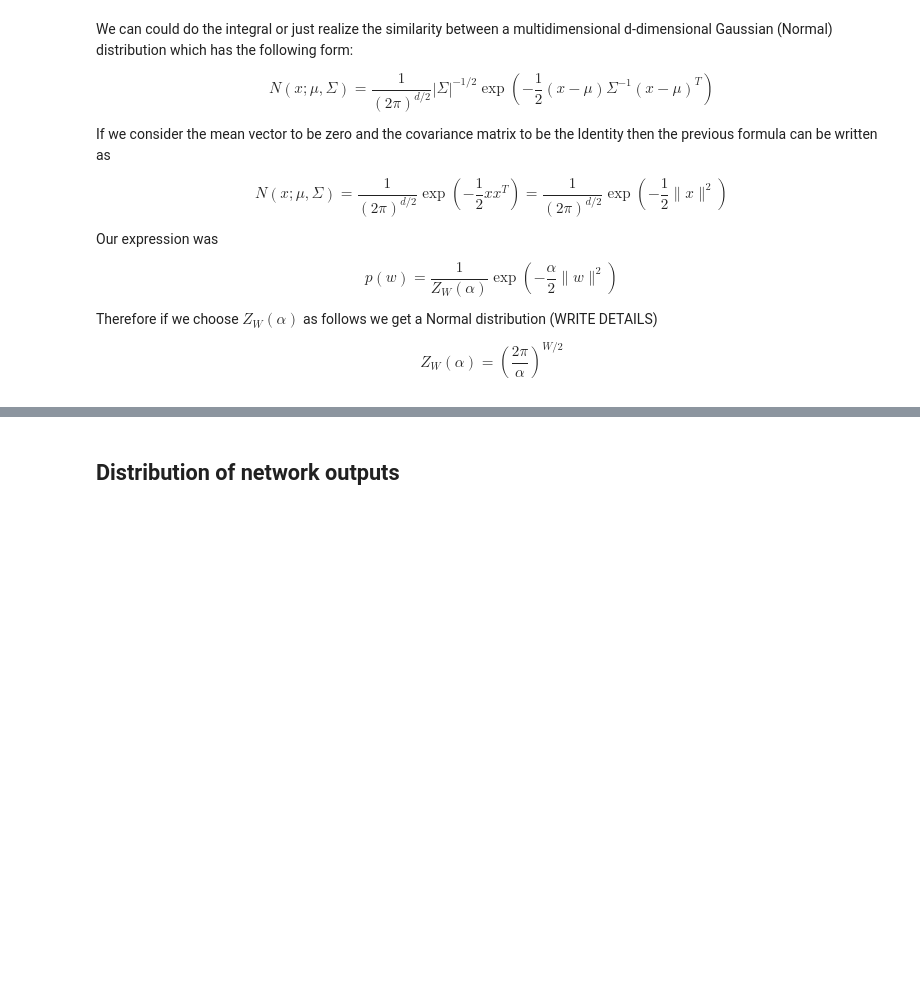
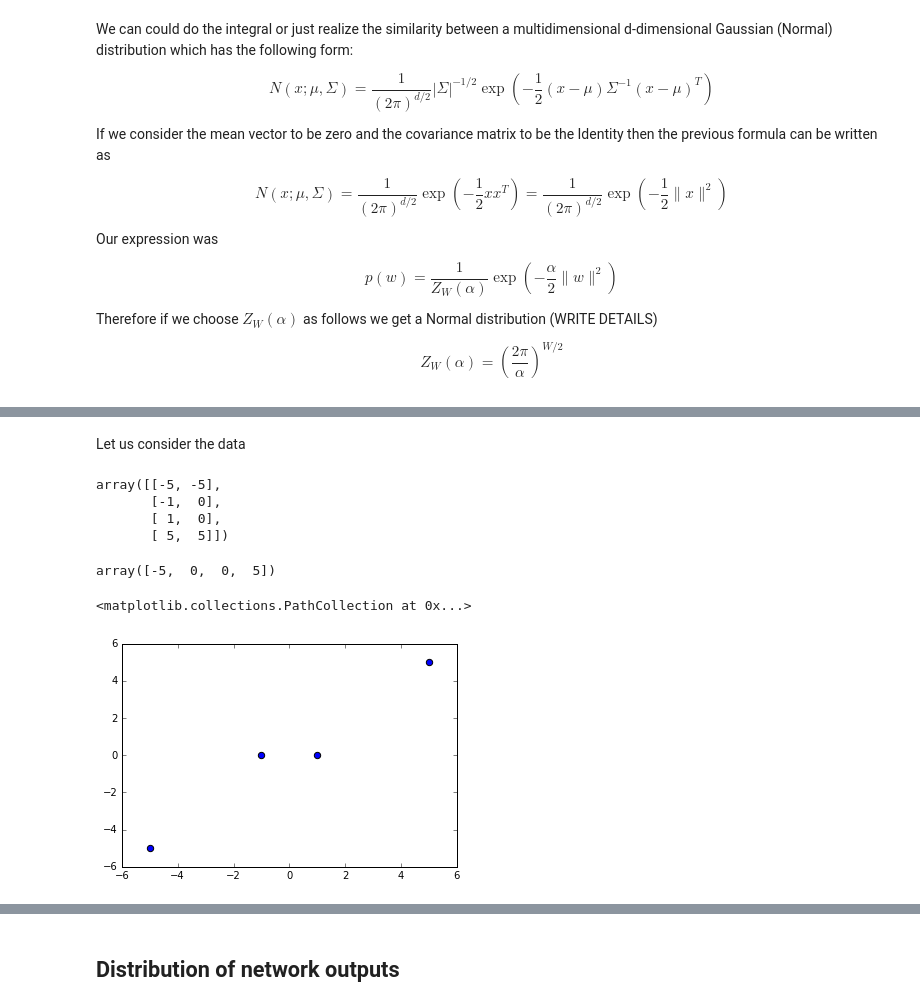
Before and after one commit to davidbp/connectionist, a Jupyter notebook: bayesianNNet/Bayesian_predictions.ipynb, the cells around one changed output, grey strips where cells are left out. Cells and saved outputs as stored; diff of their text form; code cells hidden in the pictures; blank space fills up the shorter version.

```diff
--- a/bayesianNNet/Bayesian_predictions.ipynb
+++ b/bayesianNNet/Bayesian_predictions.ipynb
@@ -236,0 +239,2 @@ Z_W(\alpha) =  \left(\frac{2 \pi}{\alpha}\right)^{W/2}
+# %% [markdown]
+Let us consider the data
@@ -236,0 +245,23 @@ Z_W(\alpha) =  \left(\frac{2 \pi}{\alpha}\right)^{W/2}
+# %%
+import numpy as np
+X = np.array([[-5,-5], [-1,0], [1,0], [5,5]])
+Y = np.array([0,1,0,1])
+# %%
+X
+# %% [output]
+array([[-5, -5],
+       [-1,  0],
+       [ 1,  0],
+       [ 5,  5]])
+# %%
+X[:,1]
+# %% [output]
+array([-5,  0,  0,  5])
+# %%
+import matplotlib
+from matplotlib import pyplot as pyplot
+
+pyplot.scatter(X[:,0], X[:,1], s=40)
+# %% [output]
+<matplotlib.collections.PathCollection at 0x...>
+[figure, added]
```
Also changed, not shown: parts of 22 cells of this notebook.
